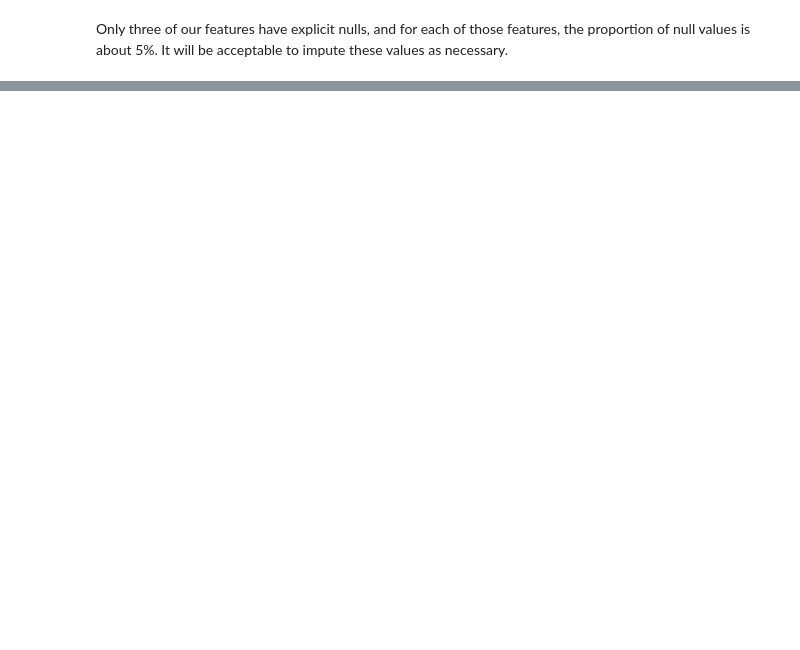
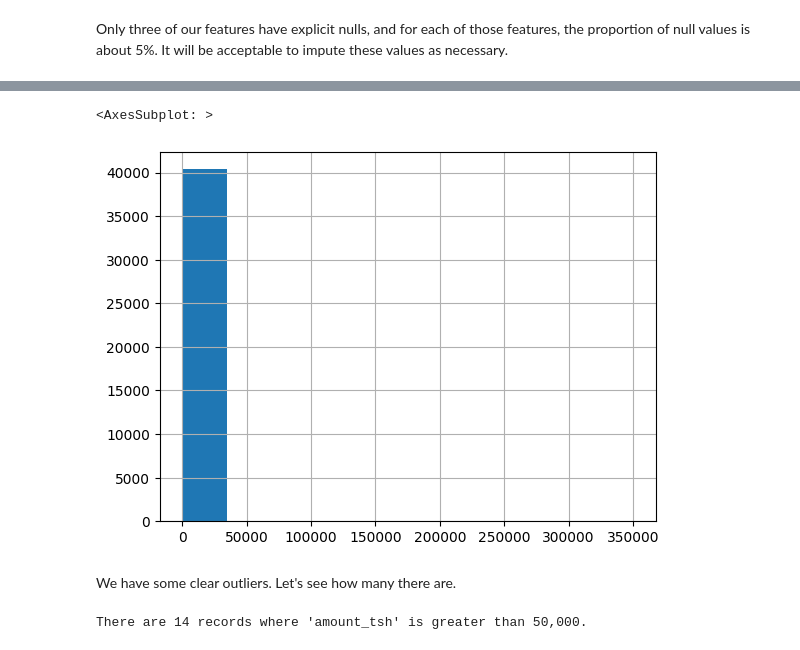
Before and after one commit to zdravoj/water-pump-classifier, a Jupyter notebook: Water_Pump_Classifier.ipynb, the cells around one changed output, grey strips where cells are left out. Cells and saved outputs as stored; diff of their text form; code cells hidden in the pictures; blank space fills up the shorter version.

Commit message:
amount_tsh feature research

```diff
--- a/Water_Pump_Classifier.ipynb
+++ b/Water_Pump_Classifier.ipynb
@@ -1062,0 +1071,13 @@ Now that we're working with a manageable number of features, let's explore each
+# %%
+display(training_set.amount_tsh.hist())
+# %% [output]
+<AxesSubplot: >
+[figure, added]
+# %% [markdown]
+We have some clear outliers. Let's see how many there are.
+# %%
+gt_50k = training_set.amount_tsh.loc[training_set.amount_tsh > 50000].count()
+
+print(f"There are {gt_50k} records where 'amount_tsh' is greater than 50,000.")
+# %% [output]
+There are 14 records where 'amount_tsh' is greater than 50,000.
```
Also changed, not shown: parts of 27 cells of this notebook.
